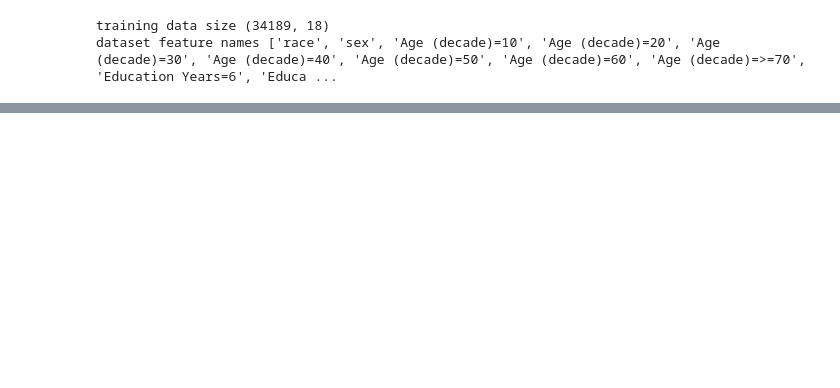
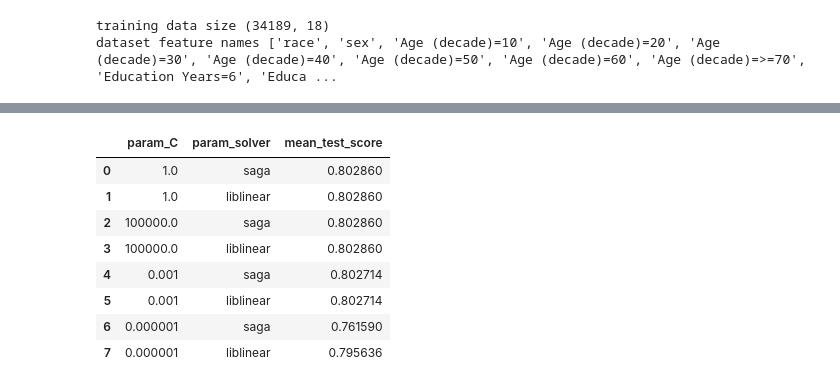
Before and after one commit to HaoranYueRyan/Data-Science-analysis-Approaches, a Jupyter notebook: assignment_ML.ipynb, the cells around one changed output, grey strips where cells are left out. Cells and saved outputs as stored; diff of their text form; code cells hidden in the pictures; blank space fills up the shorter version.

```diff
--- a/assignment_ML.ipynb
+++ b/assignment_ML.ipynb
@@ -74,0 +106,12 @@ y_test = test.labels.ravel()
+# %%
+df[['param_C','param_solver','mean_test_score']]
+# %% [output]
+|  | param_C | param_solver | mean_test_score |
+| 0 | 1.0 | saga | 0.802860 |
+| 1 | 1.0 | liblinear | 0.802860 |
+| 2 | 100000.0 | saga | 0.802860 |
+| 3 | 100000.0 | liblinear | 0.802860 |
+| 4 | 0.001 | saga | 0.802714 |
+| 5 | 0.001 | liblinear | 0.802714 |
+| 6 | 0.000001 | saga | 0.761590 |
+| 7 | 0.000001 | liblinear | 0.795636 |
```
Also changed, not shown: parts of 10 cells of this notebook.
